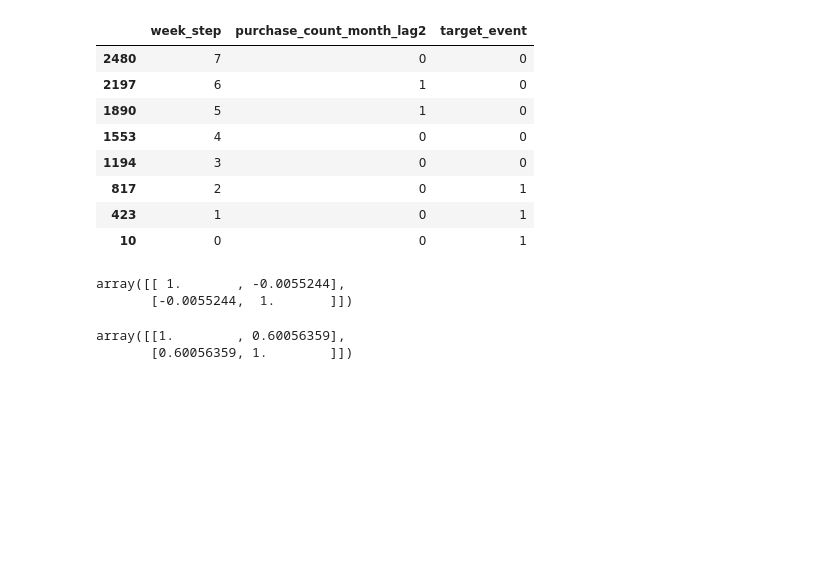
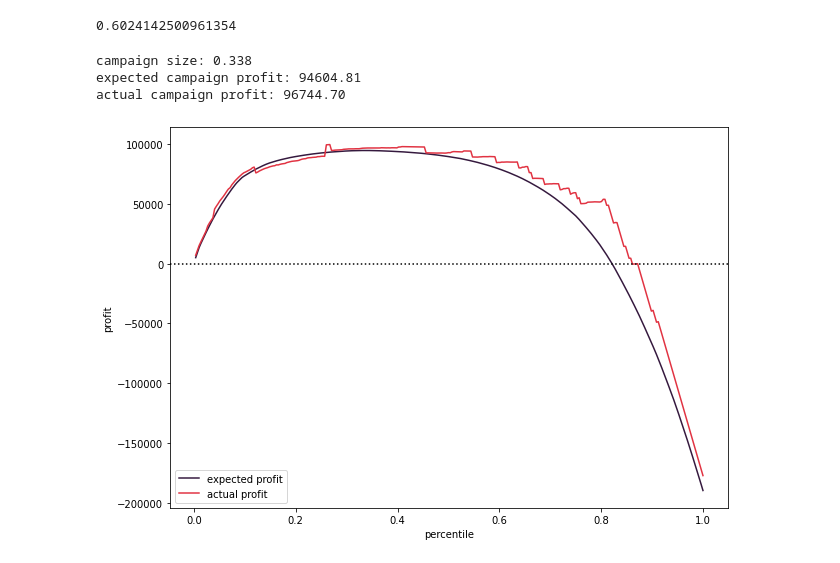
Before and after one commit to fridrichmrtn/churn-modeling, a Jupyter notebook: jupyters/novel-dev.ipynb, the cells around one changed output. Cells and saved outputs as stored; diff of their text form; code cells hidden in the pictures; blank space fills up the shorter version.

Commit message:
Test run on corrected target

```diff
--- a/jupyters/novel-dev.ipynb
+++ b/jupyters/novel-dev.ipynb
@@ -202,25 +58,52 @@ pd.Series(y_train.acp.values).plot(kind="hist")
-# %%
-data.loc[data.user_id==23076,:].sort_values("week_step", ascending=False).loc[:,["week_step","purchase_count_month_lag2","target_event"]]
-# %% [output]
-|  | week_step | purchase_count_month_lag2 | target_event |
-| 2480 | 7 | 0 | 0 |
-| 2197 | 6 | 1 | 0 |
-| 1890 | 5 | 1 | 0 |
-| 1553 | 4 | 0 | 0 |
-| 1194 | 3 | 0 | 0 |
-| 817 | 2 | 0 | 1 |
-| 423 | 1 | 0 | 1 |
-| 10 | 0 | 0 | 1 |
-# %%
-np.corrcoef(data.purchase_count_month_lag0, data.target_event)
-# %% [output]
-array([[ 1.       , -0.0055244],
-       [-0.0055244,  1.       ]])
-# %%
-srtd = data.sort_values("week_step", ascending=False).copy()
-srtd["target_lag"] = srtd.groupby("user_id").target_event.shift(1).fillna(0)
-
-np.corrcoef(srtd.target_event, srtd.target_lag)
-# %% [output]
-array([[1.        , 0.60056359],
-       [0.60056359, 1.        ]])
+# %%
+from sklearn.metrics import r2_score, mean_absolute_error, mean_squared_error
+from sklearn.ensemble import BaggingRegressor
+from lightgbm import LGBMRegressor
+
+trf = data.week_step>5
+tef = data.week_step==5
+X_train, y_train = data.loc[trf,feat_cols], data.loc[trf,target_cols]
+X_test, y_test = data.loc[tef,feat_cols], data.loc[tef,target_cols]
+
+# we bagg lgbm, to compensate the similar ensemble procedure in clf
+lgbm = BaggingRegressor(base_estimator=LGBMRegressor(), n_estimators=5)
+lgbm.fit(X_train, y_train)
+r2_score(y_test, lgbm.predict(X_test))
+# %% [output]
+0.6024142500961354
+# %%
+sp = X_test.copy()
+sp["acp"] = y_test.loc[:,["acp"]]
+sp["ecp"] = lgbm.predict(X_test)
+sp = sp.sort_values("ecp", ascending=False)
+sp["cecp"] = sp.ecp.cumsum()
+sp["perc"] = sp.ecp.rank(ascending=False, pct=True)
+sp["cacp"] = sp.acp.cumsum()
+
+print("campaign size: {:.3f}".format(sp.perc[sp.cecp.idxmax()]))
+print("expected campaign profit: {:.2f}".format( sp.cecp.max()))
+print("actual campaign profit: {:.2f}".format(sp.cacp[sp.cecp.idxmax()]))
+# %% [output]
+campaign size: 0.338
+expected campaign profit: 94604.81
+actual campaign profit: 96744.70
+# %%
+import matplotlib.pyplot as plt
+import seaborn as sns
+def plot_simulated_profit(sp):
+    f, a = plt.subplots(1,1, figsize=(10,7))
+    sns.lineplot(#data=sp,
+        x=sp.perc, y=sp.cecp, legend=False,
+        color=sns.color_palette("rocket")[0], ax=a);
+    sns.lineplot(#data=sp,
+        x=sp.perc, y=sp.cacp, legend=False,
+        color=sns.color_palette("rocket")[3], ax=a);
+    a.set_ylabel("profit");
+    a.set_xlabel("percentile");
+    a.legend(loc="lower left",
+        labels=["expected profit", "actual profit"]);
+    a.axhline(0, linestyle="dotted", c="k");
+    return None
+plot_simulated_profit(sp)
+# %% [output]
+[figure, added]
```
Also changed, not shown: parts of 14 cells of this notebook, 2 other files.
